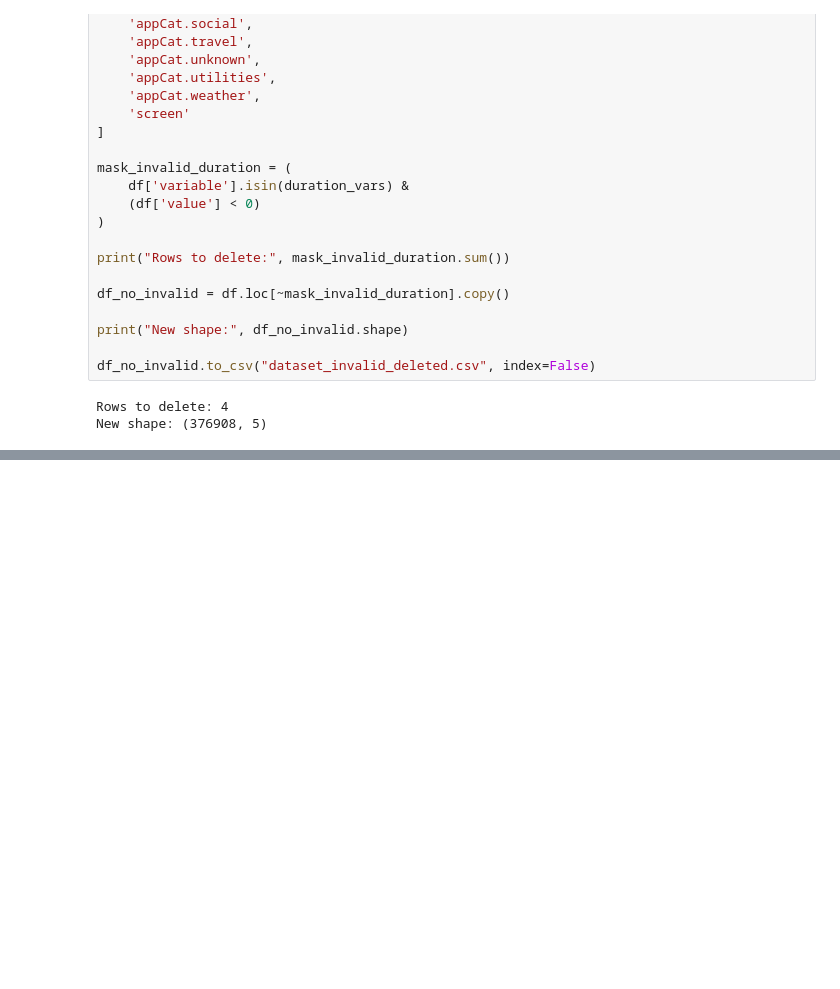
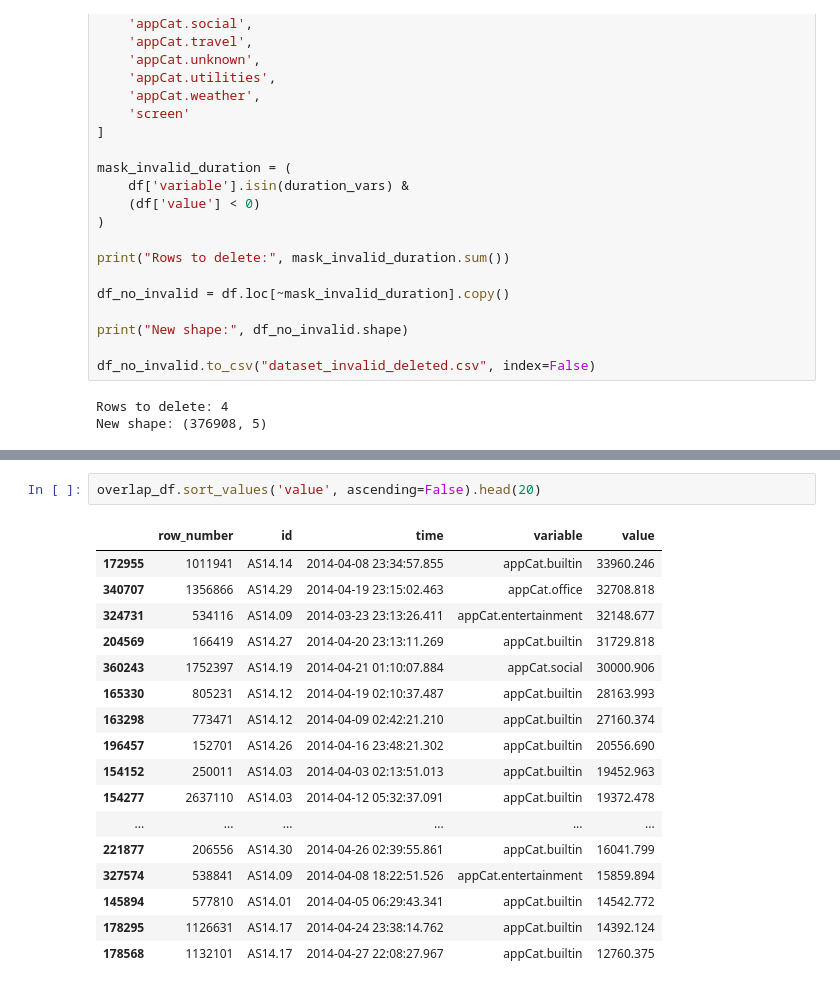
Before and after one commit to FieBergli/DMT_A1, a Jupyter notebook: clean_data.ipynb, the cells around one changed output, grey strips where cells are left out. Cells and saved outputs as stored; diff of their text form; blank space fills up the shorter version.

```diff
--- a/clean_data.ipynb
+++ b/clean_data.ipynb
@@ -154,0 +804,20 @@ New shape: (376908, 5)
+# %%
+overlap_df.sort_values('value', ascending=False).head(20)
+# %% [output]
+|  | row_number | id | time | variable | value |
+| 172955 | 1011941 | AS14.14 | 2014-04-08 23:34:57.855 | appCat.builtin | 33960.246 |
+| 340707 | 1356866 | AS14.29 | 2014-04-19 23:15:02.463 | appCat.office | 32708.818 |
+| 324731 | 534116 | AS14.09 | 2014-03-23 23:13:26.411 | appCat.entertainment | 32148.677 |
+| 204569 | 166419 | AS14.27 | 2014-04-20 23:13:11.269 | appCat.builtin | 31729.818 |
+| 360243 | 1752397 | AS14.19 | 2014-04-21 01:10:07.884 | appCat.social | 30000.906 |
+| 165330 | 805231 | AS14.12 | 2014-04-19 02:10:37.487 | appCat.builtin | 28163.993 |
+| 163298 | 773471 | AS14.12 | 2014-04-09 02:42:21.210 | appCat.builtin | 27160.374 |
+| 196457 | 152701 | AS14.26 | 2014-04-16 23:48:21.302 | appCat.builtin | 20556.690 |
+| 154152 | 250011 | AS14.03 | 2014-04-03 02:13:51.013 | appCat.builtin | 19452.963 |
+| 154277 | 2637110 | AS14.03 | 2014-04-12 05:32:37.091 | appCat.builtin | 19372.478 |
+| ... | ... | ... | ... | ... | ... |
+| 221877 | 206556 | AS14.30 | 2014-04-26 02:39:55.861 | appCat.builtin | 16041.799 |
+| 327574 | 538841 | AS14.09 | 2014-04-08 18:22:51.526 | appCat.entertainment | 15859.894 |
+| 145894 | 577810 | AS14.01 | 2014-04-05 06:29:43.341 | appCat.builtin | 14542.772 |
+| 178295 | 1126631 | AS14.17 | 2014-04-24 23:38:14.762 | appCat.builtin | 14392.124 |
+| 178568 | 1132101 | AS14.17 | 2014-04-27 22:08:27.967 | appCat.builtin | 12760.375 |
```
Also changed, not shown: parts of 37 cells of this notebook, 12 other files.
